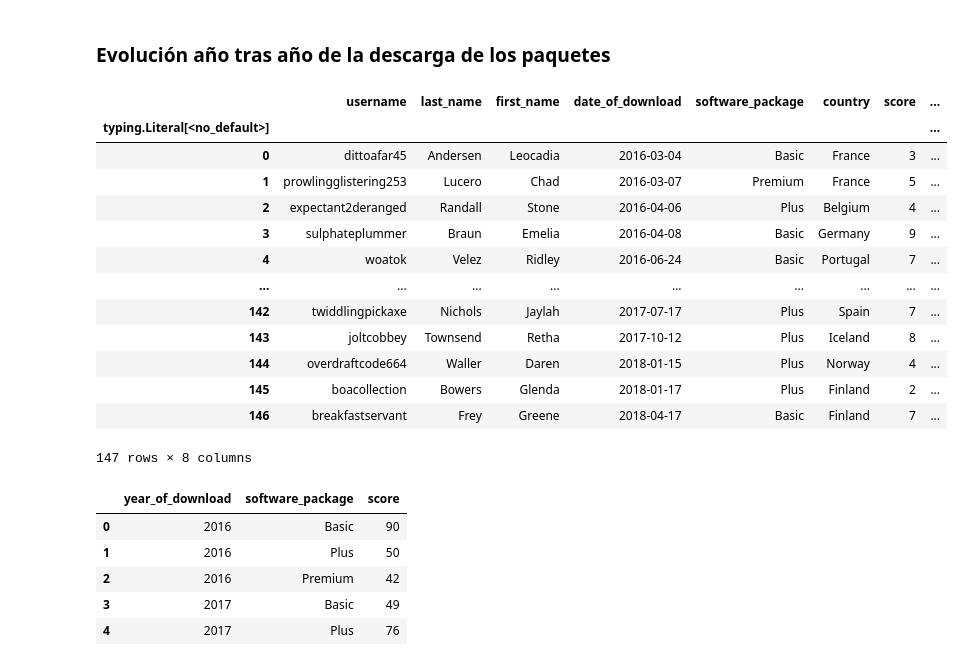
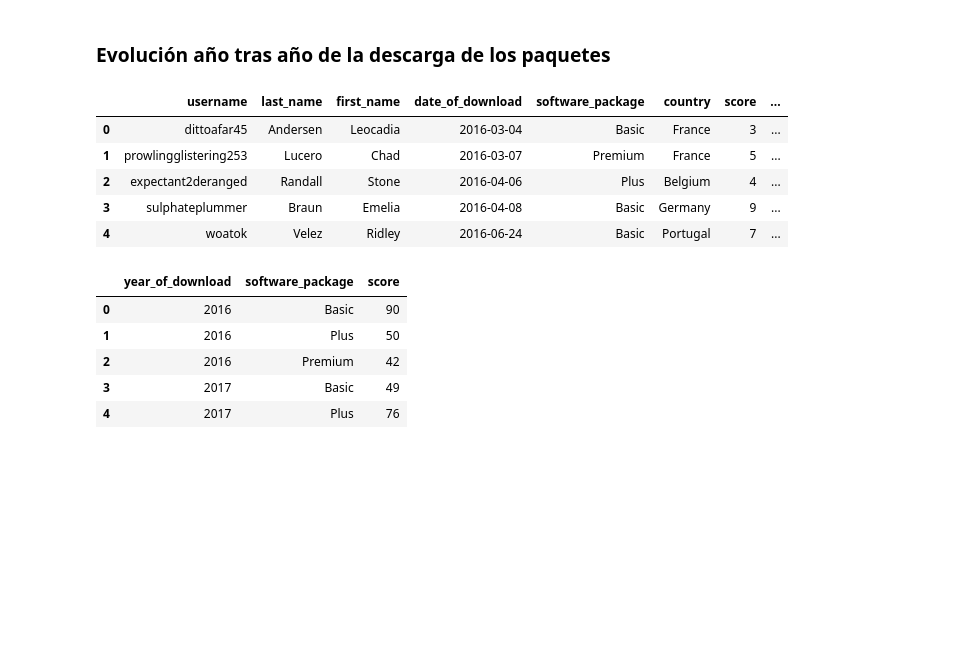
Before and after one commit to joakomedina/ejercicios_python, a Jupyter notebook: formateo_manipulación.ipynb, the cells around one changed output. Cells and saved outputs as stored; diff of their text form; code cells hidden in the pictures; blank space fills up the shorter version.

Commit message:
cambios en la eliminación de columna year

```diff
--- a/formateo_manipulación.ipynb
+++ b/formateo_manipulación.ipynb
@@ -5,9 +5,9 @@ import numpy as np
 import matplotlib
 import matplotlib.pyplot as plt
 # %%
-df_customer=pd.read_csv("C:\\Users\\Joako\\Desktop\\AnalisisDatosEjercicios\\datos\\Customer_service_survey_responses.csv")
+df_customer=pd.read_csv("C:\\Users\\Joako\\Desktop\\AnalisisDatosEjercicios\\datos\\Datos\\Customer_service_survey_responses.csv")
 # %%
-df_country=pd.read_csv("C:\\Users\\Joako\\Desktop\\AnalisisDatosEjercicios\\datos\\Country_of_response.csv")
+df_country=pd.read_csv("C:\\Users\\Joako\\Desktop\\AnalisisDatosEjercicios\\datos\\Datos\\Country_of_response.csv")
 # %%
 # Ver df cabecera 5 primeras observaciones
 df_customer.head()
@@ -277,21 +279,12 @@ plt.show()
 # %%
-merge_df['year_of_download'] = merge_df['date_of_download'].apply(lambda x: x.year)
-merge_df.drop(columns='year')
+merge_df.head()
 # %% [output]
 |  | username | last_name | first_name | date_of_download | software_package | country | score | ... |
-| typing.Literal[<no_default>] |  |  |  |  |  |  |  | ... |
 | 0 | dittoafar45 | Andersen | Leocadia | 2016-03-04 | Basic | France | 3 | ... |
 | 1 | prowlingglistering253 | Lucero | Chad | 2016-03-07 | Premium | France | 5 | ... |
 | 2 | expectant2deranged | Randall | Stone | 2016-04-06 | Plus | Belgium | 4 | ... |
 | 3 | sulphateplummer | Braun | Emelia | 2016-04-08 | Basic | Germany | 9 | ... |
 | 4 | woatok | Velez | Ridley | 2016-06-24 | Basic | Portugal | 7 | ... |
-| ... | ... | ... | ... | ... | ... | ... | ... | ... |
-| 142 | twiddlingpickaxe | Nichols | Jaylah | 2017-07-17 | Plus | Spain | 7 | ... |
-| 143 | joltcobbey | Townsend | Retha | 2017-10-12 | Plus | Iceland | 8 | ... |
-| 144 | overdraftcode664 | Waller | Daren | 2018-01-15 | Plus | Norway | 4 | ... |
-| 145 | boacollection | Bowers | Glenda | 2018-01-17 | Plus | Finland | 2 | ... |
-| 146 | breakfastservant | Frey | Greene | 2018-04-17 | Basic | Finland | 7 | ... |
-147 rows × 8 columns
 # %%
 date_download = merge_df.groupby(['year_of_download', 'software_package' ]).agg({ 'score': 'sum'}).reset_index()
 date_download.head()
```
Also changed, not shown: parts of 9 cells of this notebook.
